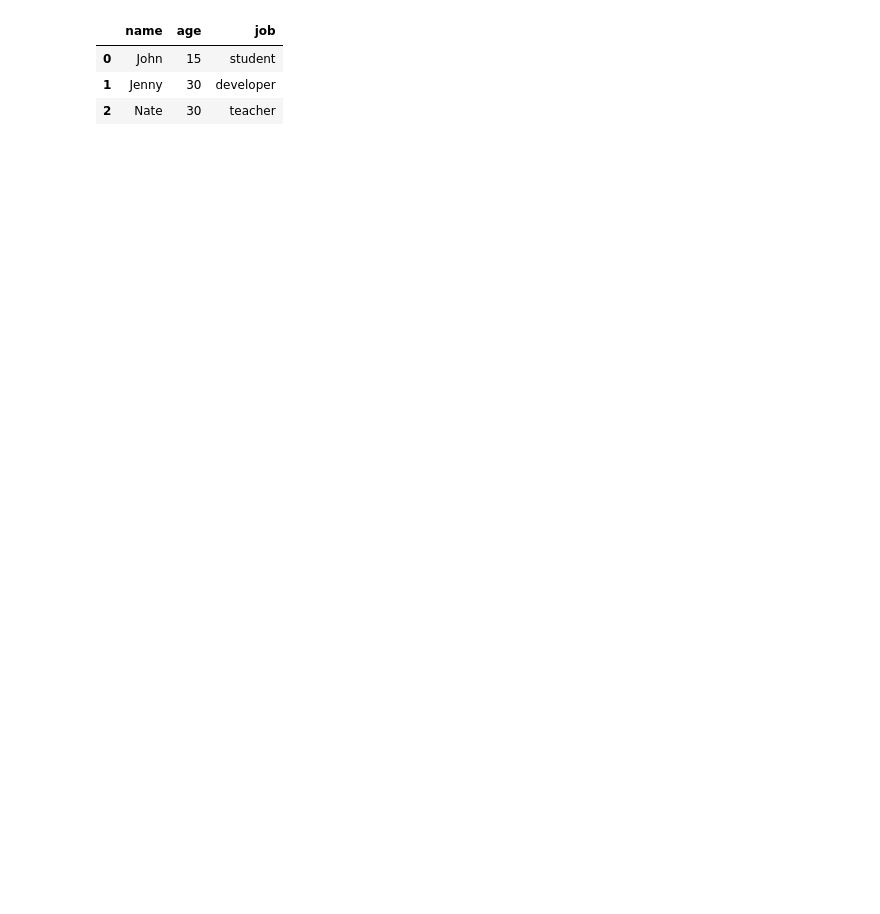
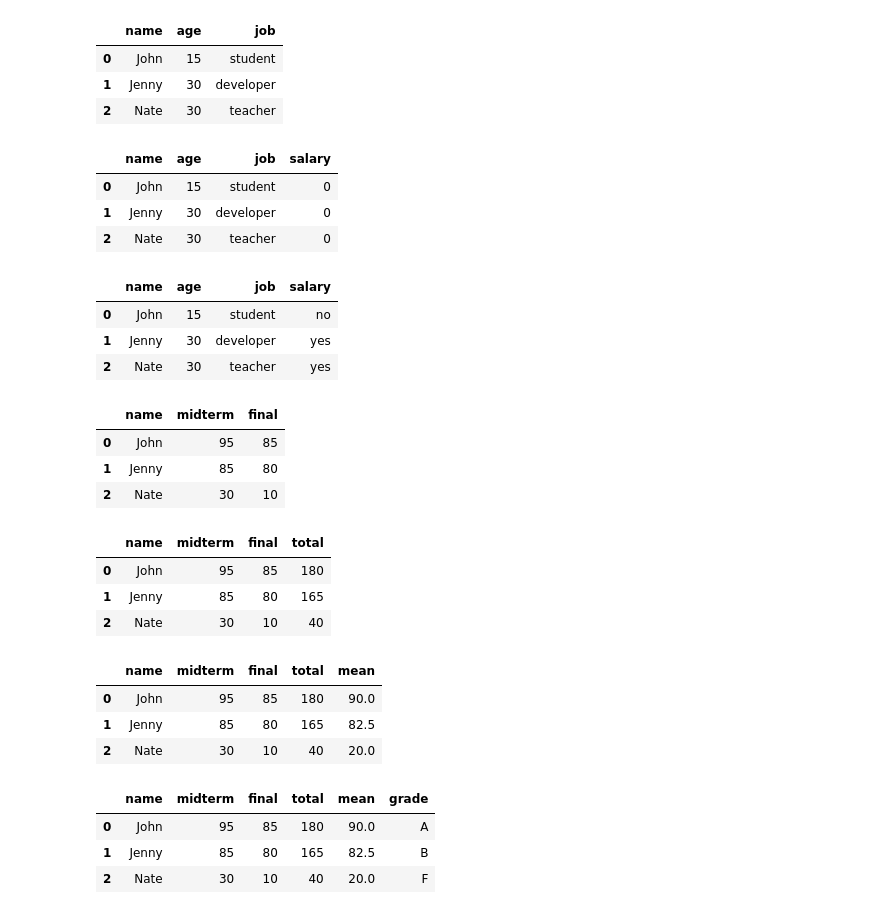
Before and after one commit to 2017130744/pandas, a Jupyter notebook: 07 update data.ipynb, the cells around one changed output. Saved outputs shown, nothing was run; the diff lists cells and outputs as text; code cells hidden in the pictures; blank space fills up the shorter version.

```diff
--- a/07 update data.ipynb
+++ b/07 update data.ipynb
@@ -16,3 +16,77 @@ df
 | 0 | John | 15 | student |
 | 1 | Jenny | 30 | developer |
 | 2 | Nate | 30 | teacher |
+# %%
+#열 삽입하기
+
+df['salary'] = 0
+df
+# %% [output]
+|  | name | age | job | salary |
+| 0 | John | 15 | student | 0 |
+| 1 | Jenny | 30 | developer | 0 |
+| 2 | Nate | 30 | teacher | 0 |
+# %%
+#학생인 사람은 연봉이 없고 학생이 아닌 사람은 연봉이 있게 설정하기
+
+import numpy as np
+
+df['salary'] = np.where(df['job'] != 'student', 'yes', 'no')
+df
+# %% [output]
+|  | name | age | job | salary |
+| 0 | John | 15 | student | no |
+| 1 | Jenny | 30 | developer | yes |
+| 2 | Nate | 30 | teacher | yes |
+# %%
+friend_dict_list = [
+                    {'name': 'John', 'midterm': 95, 'final': 85},
+                    {'name': 'Jenny', 'midterm': 85, 'final': 80},
+                    {'name': 'Nate', 'midterm': 30, 'final': 10}
+]
+
+df = pd.DataFrame(friend_dict_list, columns = ['name', 'midterm', 'final'])
+df
+# %% [output]
+|  | name | midterm | final |
+| 0 | John | 95 | 85 |
+| 1 | Jenny | 85 | 80 |
+| 2 | Nate | 30 | 10 |
+# %%
+#총점 열 추가하기
+
+df['total'] = df['midterm'] + df['final']
+df
+# %% [output]
+|  | name | midterm | final | total |
+| 0 | John | 95 | 85 | 180 |
+| 1 | Jenny | 85 | 80 | 165 |
+| 2 | Nate | 30 | 10 | 40 |
+# %%
+#평균점수 추가하기
+df['mean'] = df['total']/ 2
+df
+# %% [output]
+|  | name | midterm | final | total | mean |
+| 0 | John | 95 | 85 | 180 | 90.0 |
+| 1 | Jenny | 85 | 80 | 165 | 82.5 |
+| 2 | Nate | 30 | 10 | 40 | 20.0 |
+# %%
+## 반복문 이용하여 학점 부여하기
+
+grades= []
+for row in df['mean']:
+  if row >= 90:
+    grades.append('A')
+  elif row >=80:
+    grades.append('B')
+  else:
+    grades.append('F')
+
+df['grade'] = grades
+df
+# %% [output]
+|  | name | midterm | final | total | mean | grade |
+| 0 | John | 95 | 85 | 180 | 90.0 | A |
+| 1 | Jenny | 85 | 80 | 165 | 82.5 | B |
+| 2 | Nate | 30 | 10 | 40 | 20.0 | F |
```
Also changed, not shown: parts of 6 cells of this notebook.
